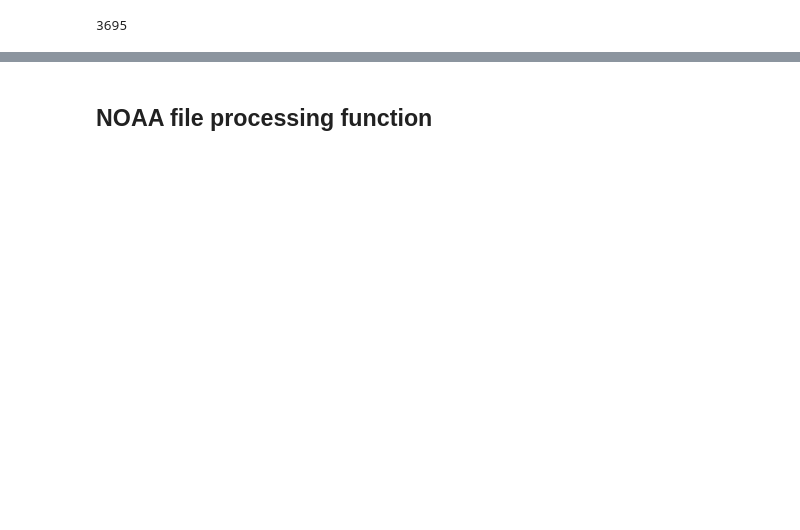
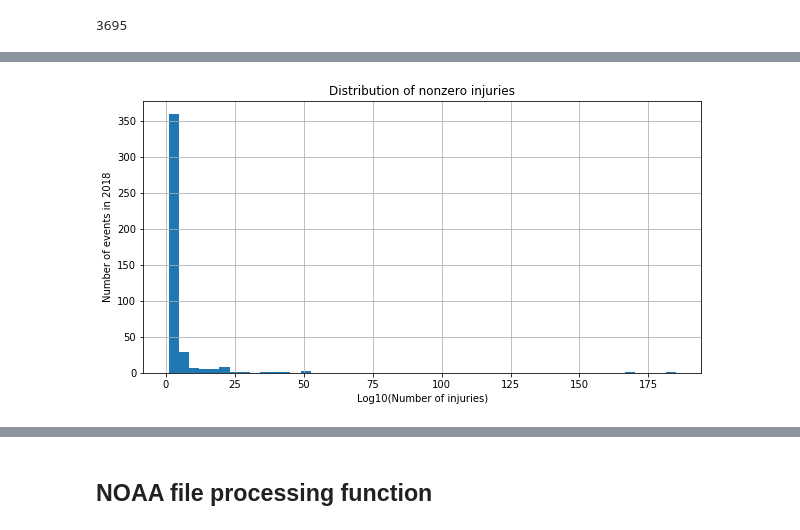
Before and after one commit to labs12-should-i-live-here/DS, a Jupyter notebook: notebooks/DMA9 - Damages by county.ipynb, the cells around one changed output, grey strips where cells are left out. Saved outputs shown, nothing was run; the diff lists cells and outputs as text; code cells hidden in the pictures; blank space fills up the shorter version.

```diff
--- a/notebooks/DMA9 - Damages by county.ipynb
+++ b/notebooks/DMA9 - Damages by county.ipynb
@@ -122,0 +224,10 @@ len(zone_dict)
+# %%
+# Number of events with nonzero injuries
+fig, ax = plt.subplots(figsize=(10,5))
+pd.Series([x for x in df2.injuries if x > 0]).hist(bins=50, ax=ax);
+ax.set_xlabel('Log10(Number of injuries)')
+ax.set_ylabel('Number of events in 2018')
+ax.set_title('Distribution of nonzero injuries')
+plt.show()
+# %% [output]
+[figure, added]
```
Also changed, not shown: parts of 34 cells of this notebook, 2 other files.
